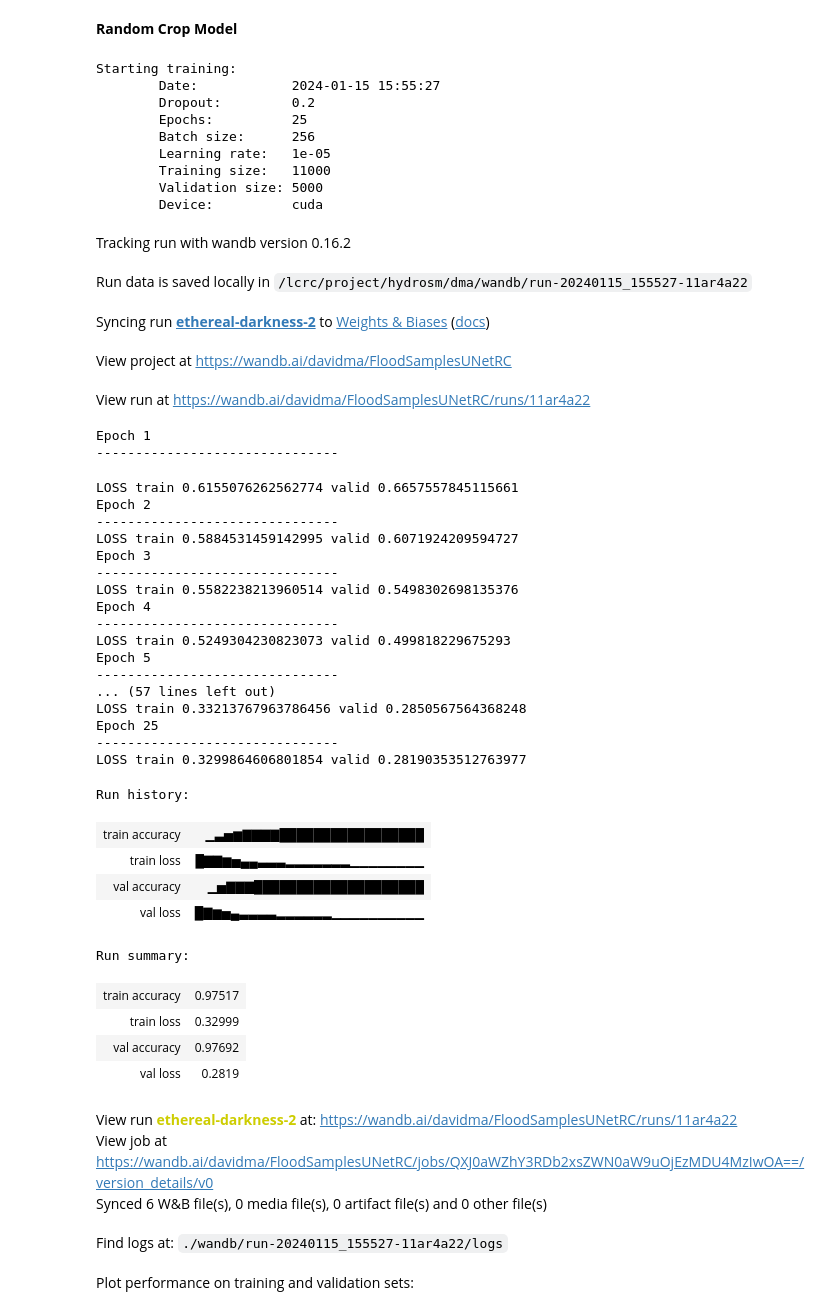
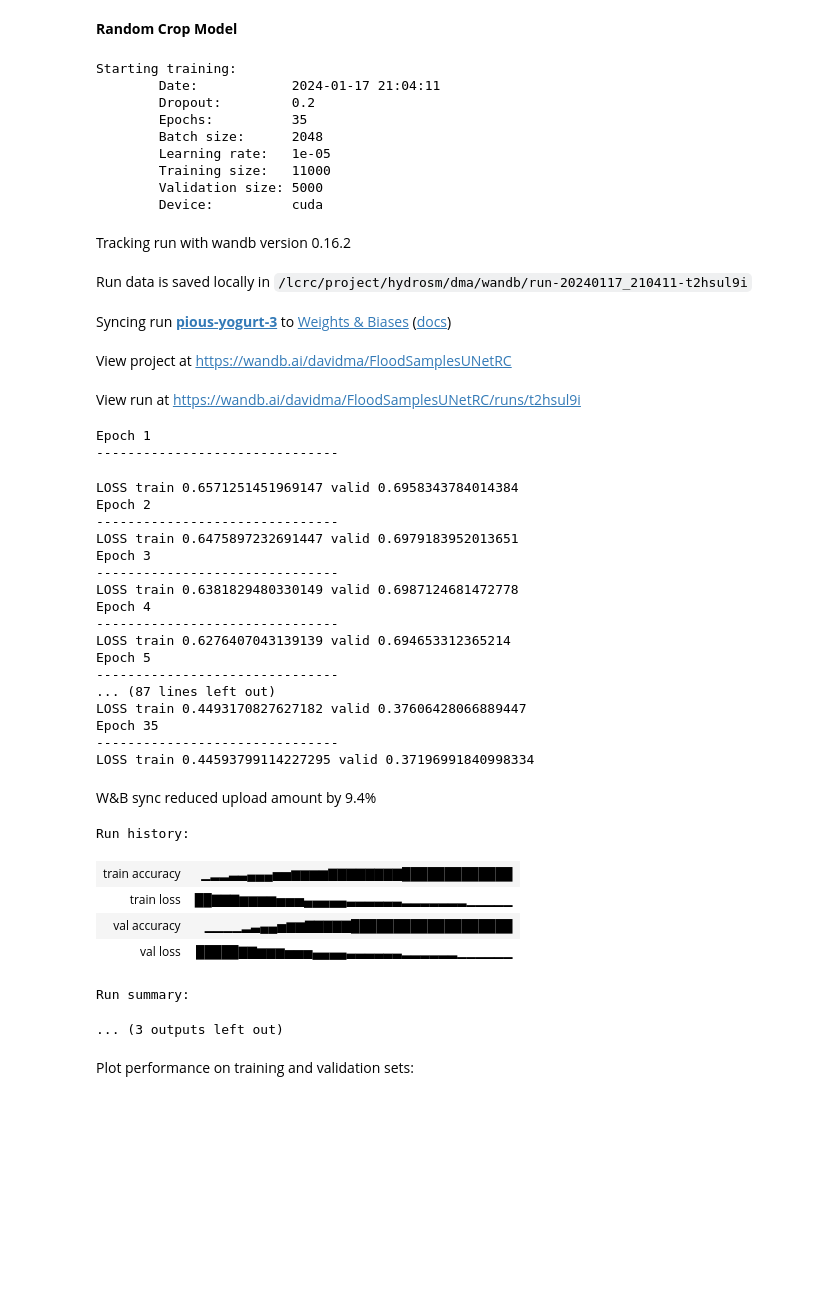
Before and after one commit to davdma/floodmaps, a Jupyter notebook: unet.ipynb, the cells around one changed output. Saved outputs shown, nothing was run; the diff lists cells and outputs as text; code cells hidden in the pictures; blank space fills up the shorter version.

```diff
--- a/unet.ipynb
+++ b/unet.ipynb
@@ -768,56 +841,50 @@ Validation loss is high and validation accuracy is really low compared to the tr
 **Random Crop Model**
 # %%
 # training
-train(train_set, val_set, unet, device, dropout=0.2, epochs=25, batch_size=256, learning_rate=1e-5,
-      save='model6', project="FloodSamplesUNetRC")
+train(train_set, val_set, unet, device, dropout=0.2, epochs=35, batch_size=2048, learning_rate=1e-5,
+      save='model7', project="FloodSamplesUNetRC")
 # %% [output]
 Starting training:
-        Date:            2024-01-15 15:55:27
+        Date:            2024-01-17 21:04:11
         Dropout:         0.2
-        Epochs:          25
-        Batch size:      256
+        Epochs:          35
+        Batch size:      2048
         Learning rate:   1e-05
         Training size:   11000
         Validation size: 5000
         Device:          cuda
 Tracking run with wandb version 0.16.2
-Run data is saved locally in /lcrc/project/hydrosm/dma/wandb/run-20240115_155527-11ar4a22
+Run data is saved locally in /lcrc/project/hydrosm/dma/wandb/run-20240117_210411-t2hsul9i
-Syncing run ethereal-darkness-2 to Weights & Biases (docs)
+Syncing run pious-yogurt-3 to Weights & Biases (docs)
 View project at https://wandb.ai/davidma/FloodSamplesUNetRC
-View run at https://wandb.ai/davidma/FloodSamplesUNetRC/runs/11ar4a22
+View run at https://wandb.ai/davidma/FloodSamplesUNetRC/runs/t2hsul9i
 Epoch 1
 -------------------------------
-LOSS train 0.6155076262562774 valid 0.6657557845115661
+LOSS train 0.6571251451969147 valid 0.6958343784014384
 Epoch 2
 -------------------------------
-LOSS train 0.5884531459142995 valid 0.6071924209594727
+LOSS train 0.6475897232691447 valid 0.6979183952013651
 Epoch 3
 -------------------------------
-LOSS train 0.5582238213960514 valid 0.5498302698135376
+LOSS train 0.6381829480330149 valid 0.6987124681472778
 Epoch 4
 -------------------------------
-LOSS train 0.5249304230823073 valid 0.499818229675293
+LOSS train 0.6276407043139139 valid 0.694653312365214
 Epoch 5
 -------------------------------
-... (57 lines left out)
-LOSS train 0.33213767963786456 valid 0.2850567564368248
-Epoch 25
+... (87 lines left out)
+LOSS train 0.4493170827627182 valid 0.37606428066889447
+Epoch 35
 -------------------------------
-LOSS train 0.3299864606801854 valid 0.28190353512763977
+LOSS train 0.44593799114227295 valid 0.37196991840998334
+W&B sync reduced upload amount by 9.4%
 Run history:
-| train accuracy | ▁▃▅▆▇▇▇▇█████████████████ |
-| train loss | █▇▇▆▅▄▄▃▃▃▂▂▂▂▂▂▂▁▁▁▁▁▁▁▁ |
-| val accuracy | ▁▅▇▇▇████████████████████ |
-| val loss | █▇▆▅▄▃▃▃▃▂▂▂▂▂▂▁▁▁▁▁▁▁▁▁▁ |
+| train accuracy | ▁▂▂▃▃▄▄▄▅▅▆▆▆▆▇▇▇▇▇▇▇▇█████████████ |
+| train loss | ██▇▇▇▆▆▆▆▅▅▅▄▄▄▄▄▃▃▃▃▃▃▂▂▂▂▂▂▂▁▁▁▁▁ |
+| val accuracy | ▁▁▁▁▂▃▄▄▅▆▆▇▇▇▇▇███████████████████ |
+| val loss | █████▇▇▆▆▆▅▅▅▄▄▄▄▃▃▃▃▃▃▂▂▂▂▂▂▁▁▁▁▁▁ |
 Run summary:
-| train accuracy | 0.97517 |
-| train loss | 0.32999 |
-| val accuracy | 0.97692 |
-| val loss | 0.2819 |
-View run ethereal-darkness-2 at: https://wandb.ai/davidma/FloodSamplesUNetRC/runs/11ar4a22
-View job at https://wandb.ai/davidma/FloodSamplesUNetRC/jobs/QXJ0aWZhY3RDb2xsZWN0aW9uOjEzMDU4MzIwOA==/version_details/v0
-Synced 6 W&B file(s), 0 media file(s), 0 artifact file(s) and 0 other file(s)
-Find logs at: ./wandb/run-20240115_155527-11ar4a22/logs
+... (3 outputs left out)
 # %% [markdown]
 Plot performance on training and validation sets:
 # %%
```
Also changed, not shown: parts of 10 cells of this notebook, 9 other files.
